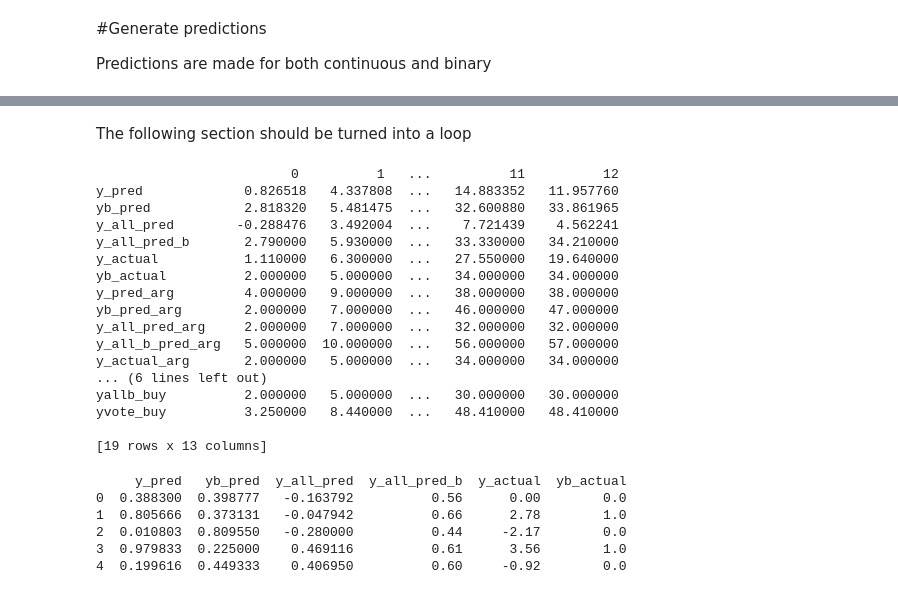
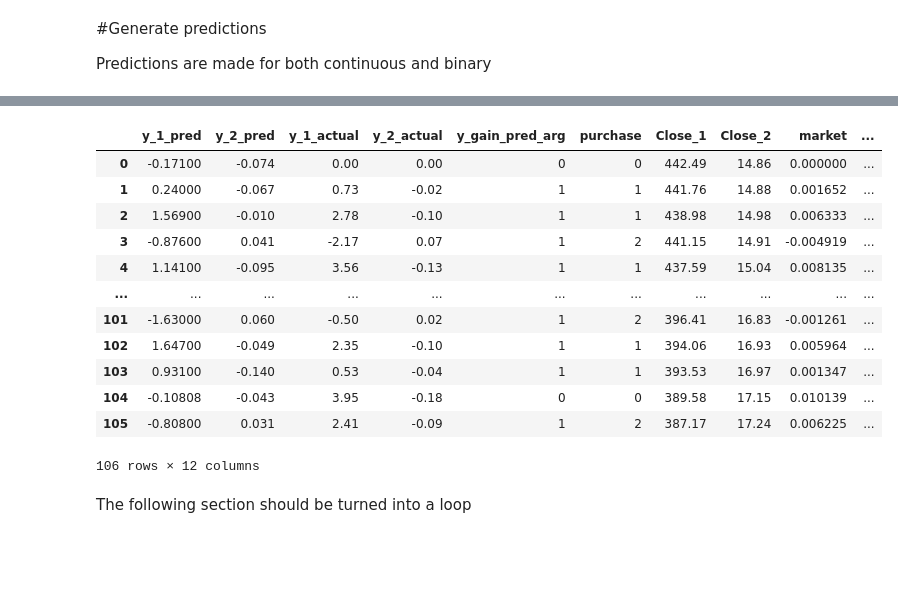
Before and after one commit to kappandrew2/DataPreProcessing, a Jupyter notebook: MarketResearch_v003.ipynb, the cells around one changed output, grey strips where cells are left out. Saved outputs shown, nothing was run; the diff lists cells and outputs as text; code cells hidden in the pictures; blank space fills up the shorter version.

```diff
--- a/MarketResearch_v003.ipynb
+++ b/MarketResearch_v003.ipynb
@@ -626,2 +497,18 @@ results['yvote_buy'] = np.where(results['votes']  >= 2, results['y_actual'], 0)
+# %%
+results
+# %% [output]
+|  | y_1_pred | y_2_pred | y_1_actual | y_2_actual | y_gain_pred_arg | purchase | Close_1 | Close_2 | market | ... |
+| 0 | -0.17100 | -0.074 | 0.00 | 0.00 | 0 | 0 | 442.49 | 14.86 | 0.000000 | ... |
+| 1 | 0.24000 | -0.067 | 0.73 | -0.02 | 1 | 1 | 441.76 | 14.88 | 0.001652 | ... |
+| 2 | 1.56900 | -0.010 | 2.78 | -0.10 | 1 | 1 | 438.98 | 14.98 | 0.006333 | ... |
+| 3 | -0.87600 | 0.041 | -2.17 | 0.07 | 1 | 2 | 441.15 | 14.91 | -0.004919 | ... |
+| 4 | 1.14100 | -0.095 | 3.56 | -0.13 | 1 | 1 | 437.59 | 15.04 | 0.008135 | ... |
+| ... | ... | ... | ... | ... | ... | ... | ... | ... | ... | ... |
+| 101 | -1.63000 | 0.060 | -0.50 | 0.02 | 1 | 2 | 396.41 | 16.83 | -0.001261 | ... |
+| 102 | 1.64700 | -0.049 | 2.35 | -0.10 | 1 | 1 | 394.06 | 16.93 | 0.005964 | ... |
+| 103 | 0.93100 | -0.140 | 0.53 | -0.04 | 1 | 1 | 393.53 | 16.97 | 0.001347 | ... |
+| 104 | -0.10808 | -0.043 | 3.95 | -0.18 | 0 | 0 | 389.58 | 17.15 | 0.010139 | ... |
+| 105 | -0.80800 | 0.031 | 2.41 | -0.09 | 1 | 2 | 387.17 | 17.24 | 0.006225 | ... |
+106 rows × 12 columns
 # %% [markdown]
 The following section should be turned into a loop
@@ -693,43 +514,0 @@ performance_55 = performance_55.sum(axis = 0)
-# %%
-performance = pd.concat([performance_5,
-                         performance_10,
-                         performance_15,
-                         performance_20,
-                         performance_25,
-                         performance_30,
-                         performance_35,
-                         performance_40,
-                         performance_45,
-                         performance_50,
-                         performance_55,
-                         performance_60,
-                         performance_all], axis=1)
-
-print(performance)
-# %% [output]
-                         0          1   ...          11          12
-y_pred             0.826518   4.337808  ...   14.883352   11.957760
-yb_pred            2.818320   5.481475  ...   32.600880   33.861965
-y_all_pred        -0.288476   3.492004  ...    7.721439    4.562241
-y_all_pred_b       2.790000   5.930000  ...   33.330000   34.210000
-y_actual           1.110000   6.300000  ...   27.550000   19.640000
-yb_actual          2.000000   5.000000  ...   34.000000   34.000000
-y_pred_arg         4.000000   9.000000  ...   38.000000   38.000000
-yb_pred_arg        2.000000   7.000000  ...   46.000000   47.000000
-y_all_pred_arg     2.000000   7.000000  ...   32.000000   32.000000
-y_all_b_pred_arg   5.000000  10.000000  ...   56.000000   57.000000
-y_actual_arg       2.000000   5.000000  ...   34.000000   34.000000
-... (6 lines left out)
-yallb_buy          2.000000   5.000000  ...   30.000000   30.000000
-yvote_buy          3.250000   8.440000  ...   48.410000   48.410000
-
-[19 rows x 13 columns]
-# %%
-print(sp500_pred)
-# %% [output]
-     y_pred   yb_pred  y_all_pred  y_all_pred_b  y_actual  yb_actual
-0  0.388300  0.398777   -0.163792          0.56      0.00        0.0
-1  0.805666  0.373131   -0.047942          0.66      2.78        1.0
-2  0.010803  0.809550   -0.280000          0.44     -2.17        0.0
-3  0.979833  0.225000    0.469116          0.61      3.56        1.0
-4  0.199616  0.449333    0.406950          0.60     -0.92        0.0
```
Also changed, not shown: parts of 53 cells of this notebook.
